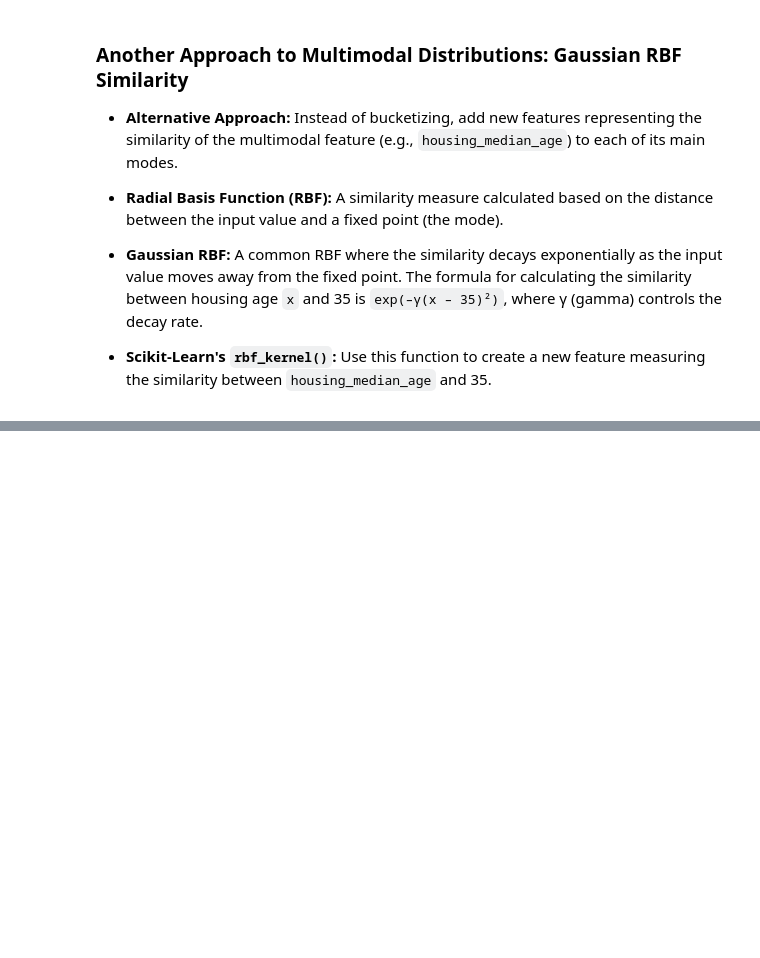
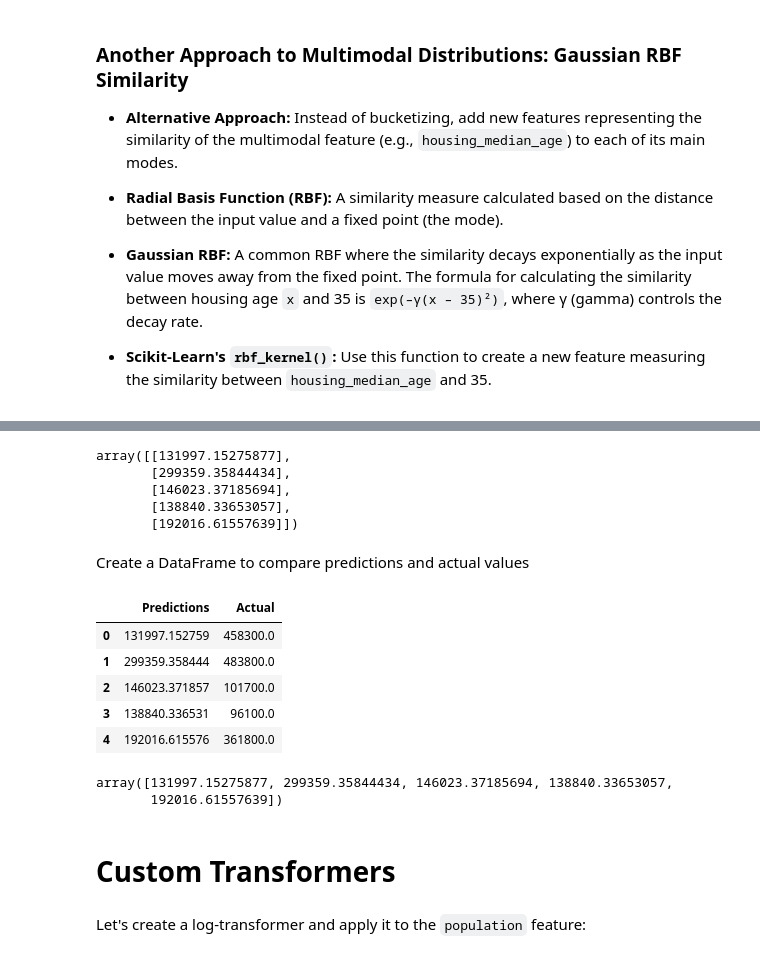
Before and after one commit to uy-nguyen00/handson-ml3, a Jupyter notebook: practice/02_end_to_end_machine_learning_project.ipynb, the cells around one changed output, grey strips where cells are left out. Drawn from its saved outputs; the diff is of its cells as text; code cells hidden in the pictures; blank space fills up the shorter version.

```diff
--- a/practice/02_end_to_end_machine_learning_project.ipynb
+++ b/practice/02_end_to_end_machine_learning_project.ipynb
@@ -868,0 +935,38 @@ percentiles = [np.percentile(housing["median_income"], p)
+# %%
+from sklearn.linear_model import LinearRegression
+
+target_scaler = StandardScaler()
+scaled_labels = target_scaler.fit_transform(housing_labels.to_frame())
+
+model = LinearRegression()
+model.fit(housing[["median_income"]], scaled_labels)
+some_new_data = housing[["median_income"]].iloc[:5] # prentend this is new data
+
+scaled_predictions = model.predict(some_new_data)
+predictions = target_scaler.inverse_transform(scaled_predictions)
+# %%
+predictions
+# %% [output]
+array([[131997.15275877],
+       [299359.35844434],
+       [146023.37185694],
+       [138840.33653057],
+       [192016.61557639]])
+# %% [markdown]
+Create a DataFrame to compare predictions and actual values
+# %%
+# TODO fix this
+
+comparison_df = pd.DataFrame({
+    "Predictions": predictions[:5].flatten(),
+    "Actual": housing_labels.iloc[:5].values
+})
+
+comparison_df
+# %% [output]
+|  | Predictions | Actual |
+| 0 | 131997.152759 | 458300.0 |
+| 1 | 299359.358444 | 483800.0 |
+| 2 | 146023.371857 | 101700.0 |
+| 3 | 138840.336531 | 96100.0 |
+| 4 | 192016.615576 | 361800.0 |
@@ -868,0 +980,9 @@ percentiles = [np.percentile(housing["median_income"], p)
+# %%
+predictions
+# %% [output]
+array([131997.15275877, 299359.35844434, 146023.37185694, 138840.33653057,
+       192016.61557639])
+# %% [markdown]
+# Custom Transformers
+# %% [markdown]
+Let's create a log-transformer and apply it to the `population` feature:
```
Also changed, not shown: parts of 31 cells of this notebook.
